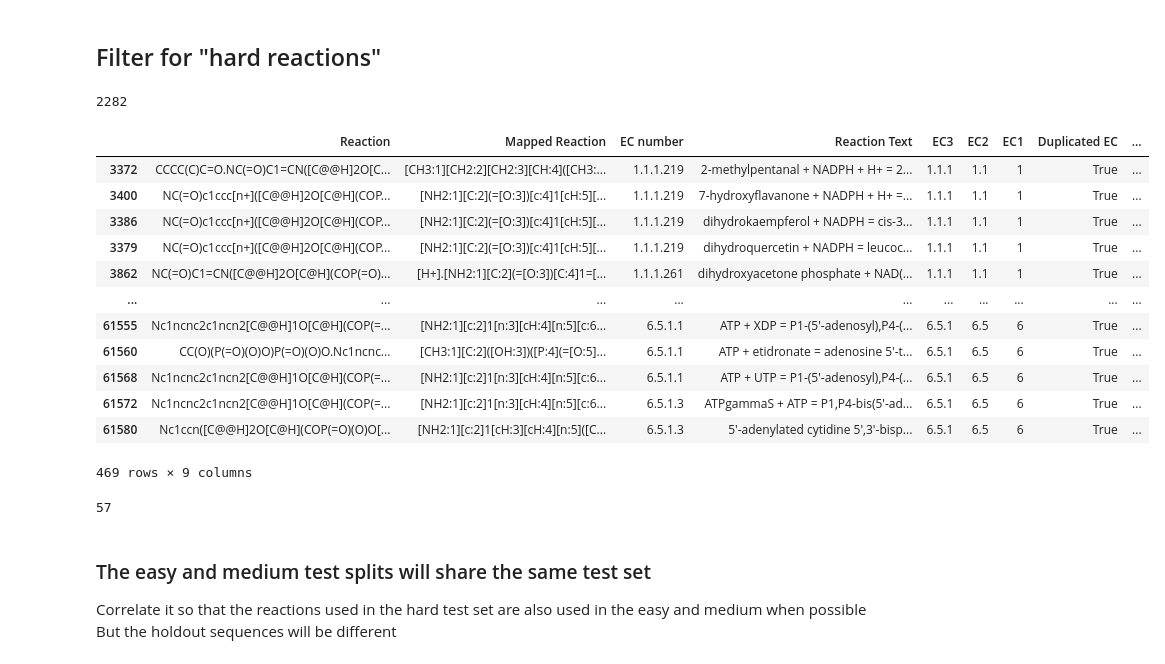
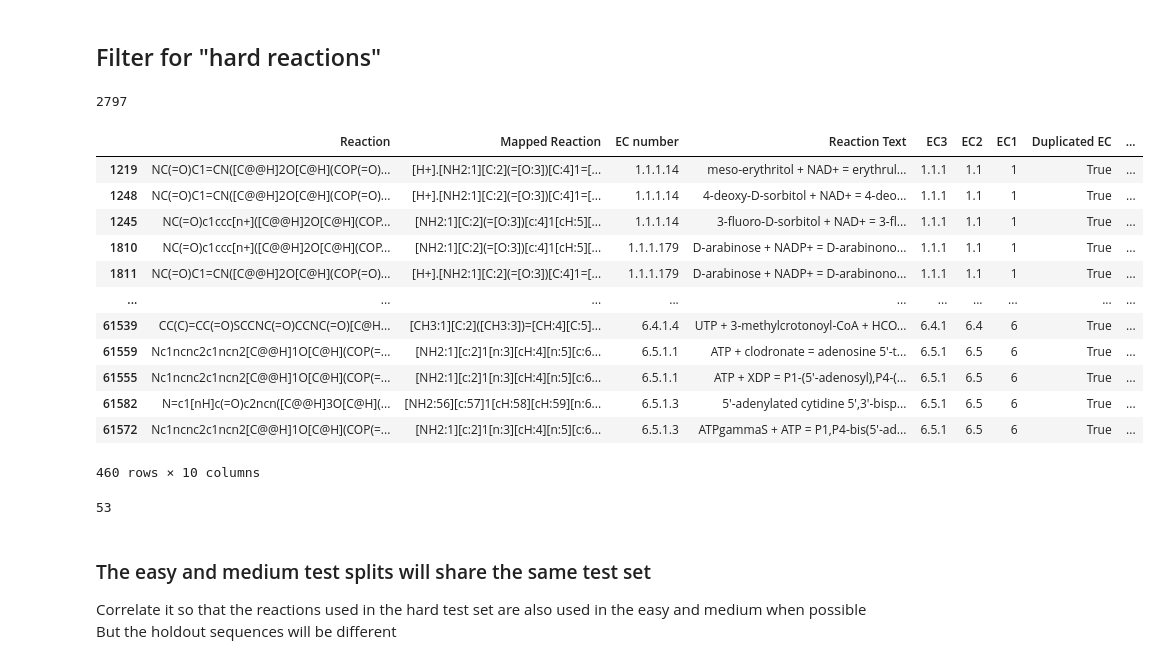
Before and after one commit to jsunn-y/CARE, a Jupyter notebook: generate_datasets_splits/splitting_task2.ipynb, the cells around one changed output. Cells and saved outputs as stored; diff of their text form; code cells hidden in the pictures.

```diff
--- a/generate_datasets_splits/splitting_task2.ipynb
+++ b/generate_datasets_splits/splitting_task2.ipynb
@@ -14,6 +14,7 @@ reaction2EC['EC3'] = reaction2EC['EC number'].str.split('.').str[:3].str.join('.
 reaction2EC['EC2'] = reaction2EC['EC number'].str.split('.').str[:2].str.join('.')
 reaction2EC['EC1'] = reaction2EC['EC number'].str.split('.').str[:1].str.join('.')
 reaction2EC['Duplicated EC'] = reaction2EC['EC number'].duplicated(keep=False)
+reaction2EC['members EC'] = reaction2EC['EC number'].map(reaction2EC['EC number'].value_counts())
 # reaction2EC ### Maybe include the ones that map to multiple ECs?
 reaction2EC
 # %% [output]
@@ -48,7 +49,9 @@ plt.hist(reaction2EC['Reactions with a single EC'])
 mapped = reaction2EC.dropna(subset='Mapped Reaction')
 mapped = mapped[mapped['Reactions with a single EC'] == 1]
  #remove rows with no mapped reaction for test set building
-unique_reactions_multiple_ec = mapped[mapped['Duplicated EC'] == True]
+#unique_reactions_multiple_ec = mapped[mapped['Duplicated EC'] == True]
+#only keep ECs with at least three reactions
+unique_reactions_multiple_ec = mapped[mapped['members EC'] > 3]
 unique_reactions_multiple_ec
 # %% [output]
 |  | Reaction | Mapped Reaction | EC number | Reaction Text | EC3 | EC2 | EC1 | Duplicated EC | ... |
@@ -118,45 +121,45 @@ EC_grouped_df
 # %%
 np.random.seed(42)
 random.seed(42)
 
 # Make sure they are evenly distributed over different EC2's
 EC2_selected = EC_grouped_df.groupby('EC2').sample(1)
 EC3s_hard = EC2_selected['EC3'].values
 EC3s_hard #these are the ones to hold out at level 3
 
 np.random.seed(42)
 random.seed(42)
 
 EC_df_selected = EC_df[EC_df['EC3'].isin(EC3s_hard)]
-ECs = EC_df_selected.sample(frac=1).groupby("EC3").head(4)['EC number'].values #sample up to 4 if availalbe most ECs don't have that many examples at level 4
+ECs = EC_df_selected.sample(frac=1).groupby("EC3").head(5)['EC number'].values #sample up to 5 if availalbe most ECs don't have that many examples at level 5
 len(ECs)
 hard_reactions = unique_reactions_multiple_ec[unique_reactions_multiple_ec['EC number'].isin(ECs)]
 print(len(hard_reactions))
 #hard_test = hard_reactions.groupby('EC number').sample(1) # Select a single sample for testing (and then the rest will be training)
-hard_test = hard_reactions.groupby('EC number').sample(4, replace=True)
+hard_test = hard_reactions.groupby('EC number').sample(3, replace=True)
 #drop duplicate reactions
 hard_test = hard_test.drop_duplicates(subset='Reaction')
 
 hard_test
 # %% [output]
-2282
+2797
 |  | Reaction | Mapped Reaction | EC number | Reaction Text | EC3 | EC2 | EC1 | Duplicated EC | ... |
-| 3372 | CCCC(C)C=O.NC(=O)C1=CN([C@@H]2O[C... | [CH3:1][CH2:2][CH2:3][CH:4]([CH3:... | 1.1.1.219 | 2-methylpentanal + NADPH + H+ = 2... | 1.1.1 | 1.1 | 1 | True | ... |
-| 3400 | NC(=O)c1ccc[n+]([C@@H]2O[C@H](COP... | [NH2:1][C:2](=[O:3])[c:4]1[cH:5][... | 1.1.1.219 | 7-hydroxyflavanone + NADPH + H+ =... | 1.1.1 | 1.1 | 1 | True | ... |
-| 3386 | NC(=O)c1ccc[n+]([C@@H]2O[C@H](COP... | [NH2:1][C:2](=[O:3])[c:4]1[cH:5][... | 1.1.1.219 | dihydrokaempferol + NADPH = cis-3... | 1.1.1 | 1.1 | 1 | True | ... |
-| 3379 | NC(=O)c1ccc[n+]([C@@H]2O[C@H](COP... | [NH2:1][C:2](=[O:3])[c:4]1[cH:5][... | 1.1.1.219 | dihydroquercetin + NADPH = leucoc... | 1.1.1 | 1.1 | 1 | True | ... |
-| 3862 | NC(=O)C1=CN([C@@H]2O[C@H](COP(=O)... | [H+].[NH2:1][C:2](=[O:3])[C:4]1=[... | 1.1.1.261 | dihydroxyacetone phosphate + NAD(... | 1.1.1 | 1.1 | 1 | True | ... |
+| 1219 | NC(=O)C1=CN([C@@H]2O[C@H](COP(=O)... | [H+].[NH2:1][C:2](=[O:3])[C:4]1=[... | 1.1.1.14 | meso-erythritol + NAD+ = erythrul... | 1.1.1 | 1.1 | 1 | True | ... |
+| 1248 | NC(=O)C1=CN([C@@H]2O[C@H](COP(=O)... | [H+].[NH2:1][C:2](=[O:3])[C:4]1=[... | 1.1.1.14 | 4-deoxy-D-sorbitol + NAD+ = 4-deo... | 1.1.1 | 1.1 | 1 | True | ... |
+| 1245 | NC(=O)c1ccc[n+]([C@@H]2O[C@H](COP... | [NH2:1][C:2](=[O:3])[c:4]1[cH:5][... | 1.1.1.14 | 3-fluoro-D-sorbitol + NAD+ = 3-fl... | 1.1.1 | 1.1 | 1 | True | ... |
+| 1810 | NC(=O)c1ccc[n+]([C@@H]2O[C@H](COP... | [NH2:1][C:2](=[O:3])[c:4]1[cH:5][... | 1.1.1.179 | D-arabinose + NADP+ = D-arabinono... | 1.1.1 | 1.1 | 1 | True | ... |
+| 1811 | NC(=O)C1=CN([C@@H]2O[C@H](COP(=O)... | [H+].[NH2:1][C:2](=[O:3])[C:4]1=[... | 1.1.1.179 | D-arabinose + NADP+ = D-arabinono... | 1.1.1 | 1.1 | 1 | True | ... |
 | ... | ... | ... | ... | ... | ... | ... | ... | ... | ... |
+| 61539 | CC(C)=CC(=O)SCCNC(=O)CCNC(=O)[C@H... | [CH3:1][C:2]([CH3:3])=[CH:4][C:5]... | 6.4.1.4 | UTP + 3-methylcrotonoyl-CoA + HCO... | 6.4.1 | 6.4 | 6 | True | ... |
+| 61559 | Nc1ncnc2c1ncn2[C@@H]1O[C@H](COP(=... | [NH2:1][c:2]1[n:3][cH:4][n:5][c:6... | 6.5.1.1 | ATP + clodronate = adenosine 5'-t... | 6.5.1 | 6.5 | 6 | True | ... |
 | 61555 | Nc1ncnc2c1ncn2[C@@H]1O[C@H](COP(=... | [NH2:1][c:2]1[n:3][cH:4][n:5][c:6... | 6.5.1.1 | ATP + XDP = P1-(5'-adenosyl),P4-(... | 6.5.1 | 6.5 | 6 | True | ... |
-| 61560 | CC(O)(P(=O)(O)O)P(=O)(O)O.Nc1ncnc... | [CH3:1][C:2]([OH:3])([P:4](=[O:5]... | 6.5.1.1 | ATP + etidronate = adenosine 5'-t... | 6.5.1 | 6.5 | 6 | True | ... |
-| 61568 | Nc1ncnc2c1ncn2[C@@H]1O[C@H](COP(=... | [NH2:1][c:2]1[n:3][cH:4][n:5][c:6... | 6.5.1.1 | ATP + UTP = P1-(5'-adenosyl),P4-(... | 6.5.1 | 6.5 | 6 | True | ... |
+| 61582 | N=c1[nH]c(=O)c2ncn([C@@H]3O[C@H](... | [NH2:56][c:57]1[cH:58][cH:59][n:6... | 6.5.1.3 | 5'-adenylated cytidine 5',3'-bisp... | 6.5.1 | 6.5 | 6 | True | ... |
 | 61572 | Nc1ncnc2c1ncn2[C@@H]1O[C@H](COP(=... | [NH2:1][c:2]1[n:3][cH:4][n:5][c:6... | 6.5.1.3 | ATPgammaS + ATP = P1,P4-bis(5'-ad... | 6.5.1 | 6.5 | 6 | True | ... |
-| 61580 | Nc1ccn([C@@H]2O[C@H](COP(=O)(O)O[... | [NH2:1][c:2]1[cH:3][cH:4][n:5]([C... | 6.5.1.3 | 5'-adenylated cytidine 5',3'-bisp... | 6.5.1 | 6.5 | 6 | True | ... |
-469 rows × 9 columns
+460 rows × 10 columns
 # %%
 hard_test['EC3'].nunique()
 # %% [output]
-57
+53
 # %% [markdown]
 ### The easy and medium test splits will share the same test set
 
```
Also changed, not shown: parts of 8 cells of this notebook, 6 other files.
